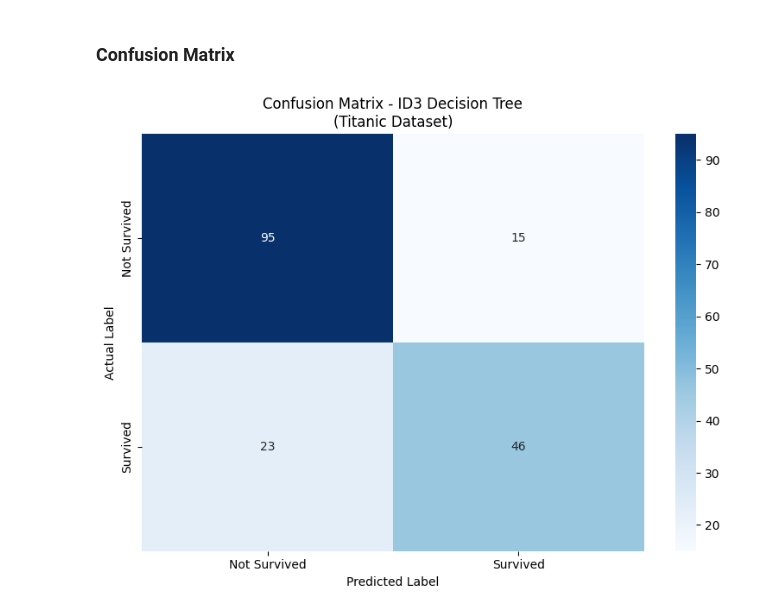
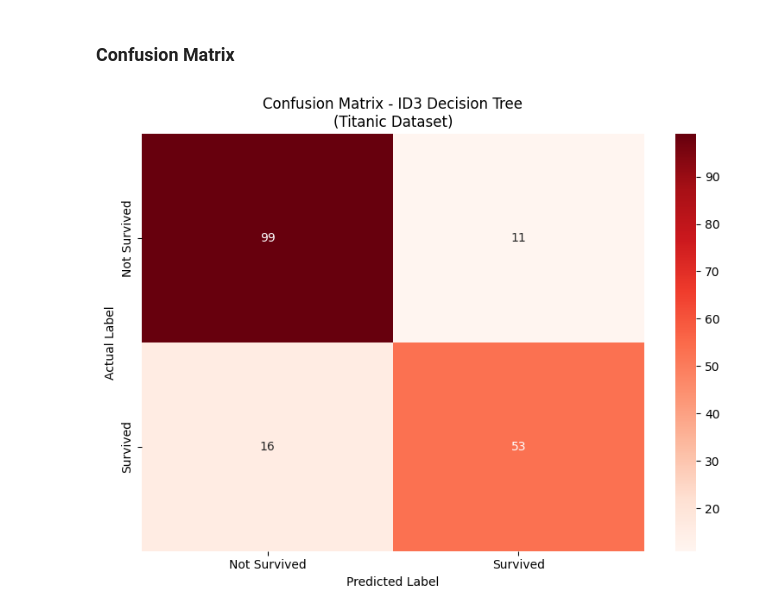
Before and after one commit to Ahmad-Tharwat07/Data-Mining-College-Project, a Jupyter notebook: ClassificationModels/Model1/Classification_model_1.ipynb, the cells around one changed output. Cells and saved outputs as stored; diff of their text form; code cells hidden in the pictures.

```diff
--- a/ClassificationModels/Model1/Classification_model_1.ipynb
+++ b/ClassificationModels/Model1/Classification_model_1.ipynb
@@ -79,0 +131,2 @@ features = ['Pclass', 'Sex', 'Age', 'SibSp', 'Parch', 'Fare', 'Embarked'] # Sele
+# %%
+df['Sex'] = df['Sex'].map({'female': 1, 'male': 0}).astype(int)
@@ -79,0 +135,2 @@ features = ['Pclass', 'Sex', 'Age', 'SibSp', 'Parch', 'Fare', 'Embarked'] # Sele
+# %%
+df = pd.get_dummies(df, columns=['Title', 'Embarked'], drop_first=True)
@@ -80,8 +146,8 @@ features = ['Pclass', 'Sex', 'Age', 'SibSp', 'Parch', 'Fare', 'Embarked'] # Sele
 # %% [markdown]
 # Spliting
 # %%
-X = df_processed[features] # Processed data
-y = df_processed['Survived'] # Predition
+X = df.drop(columns=['Survived']) # Processed data
+y = df['Survived'] # Predition
 
 X_train, X_test, y_train, y_test = train_test_split(
     X, y, test_size=0.2, random_state=42, stratify=y
@@ -89,4 +155,5 @@ X_train, X_test, y_train, y_test = train_test_split(
 
 print(f"Training set size: {X_train.shape}")
 print(f"Testing set size: {X_test.shape}")
+print(y.unique())
 # %% [output]
@@ -97,12 +162,0 @@ Testing set size: (179, 7)
-# %%
-le_sex = LabelEncoder()
-le_embarked = LabelEncoder()
-le_title = LabelEncoder()
-
-X_train['Sex'] = le_sex.fit_transform(X_train['Sex'])
-X_test['Sex'] = le_sex.transform(X_test['Sex'])
-
-X_train['Embarked'] = le_embarked.fit_transform(X_train['Embarked'])
-X_test['Embarked'] = le_embarked.transform(X_test['Embarked'])
-
-X_train.head()
@@ -196,15 +243,15 @@ Model Accuracy: 0.7877
 # %%
 cm = confusion_matrix(y_test, y_pred)
 plt.figure(figsize=(8, 6))
-sns.heatmap(cm, annot=True, fmt='d', cmap='Blues',
+sns.heatmap(cm, annot=True, fmt='d', cmap='Reds',
             xticklabels=['Not Survived', 'Survived'],
             yticklabels=['Not Survived', 'Survived'])
 plt.title('Confusion Matrix - ID3 Decision Tree\n(Titanic Dataset)')
 plt.ylabel('Actual Label')
 plt.xlabel('Predicted Label')
 plt.tight_layout()
 
 # This is the line that makes it appear!
 plt.show()
 # %% [output]
-[figure, old version]
+[figure, new version]
```
Also changed, not shown: parts of 24 cells of this notebook.
